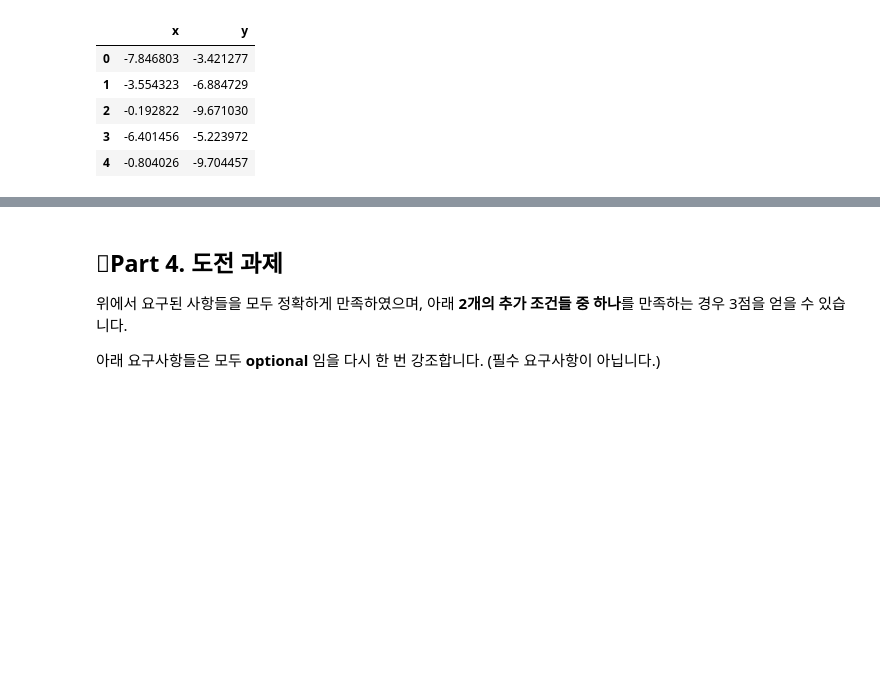
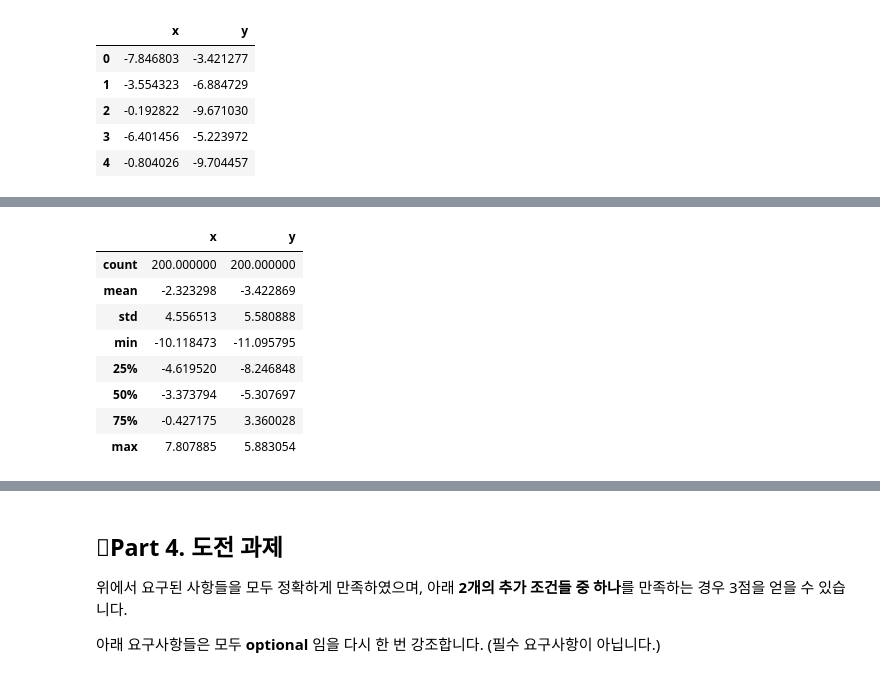
Before and after one commit to LamuneGitHub/A001_Python_Test, a Jupyter notebook: sprint/ai15-sc13x-이상필.ipynb, the cells around one changed output, grey strips where cells are left out. Saved outputs shown, nothing was run; the diff lists cells and outputs as text; code cells hidden in the pictures; blank space fills up the shorter version.

```diff
--- a/sprint/ai15-sc13x-이상필.ipynb
+++ b/sprint/ai15-sc13x-이상필.ipynb
@@ -334,0 +345,12 @@ points.head()
+# %%
+points.describe()
+# %% [output]
+|  | x | y |
+| count | 200.000000 | 200.000000 |
+| mean | -2.323298 | -3.422869 |
+| std | 4.556513 | 5.580888 |
+| min | -10.118473 | -11.095795 |
+| 25% | -4.619520 | -8.246848 |
+| 50% | -3.373794 | -5.307697 |
+| 75% | -0.427175 | 3.360028 |
+| max | 7.807885 | 5.883054 |
```
Also changed, not shown: parts of 9 cells of this notebook.
